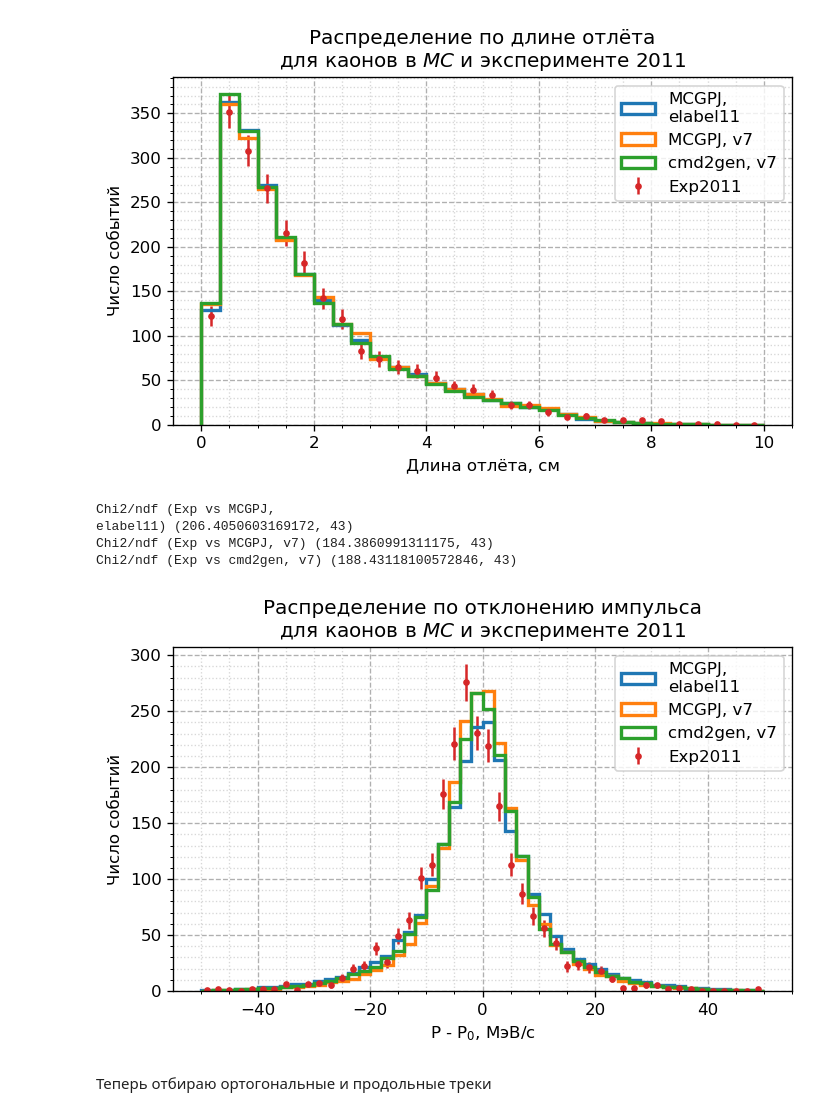
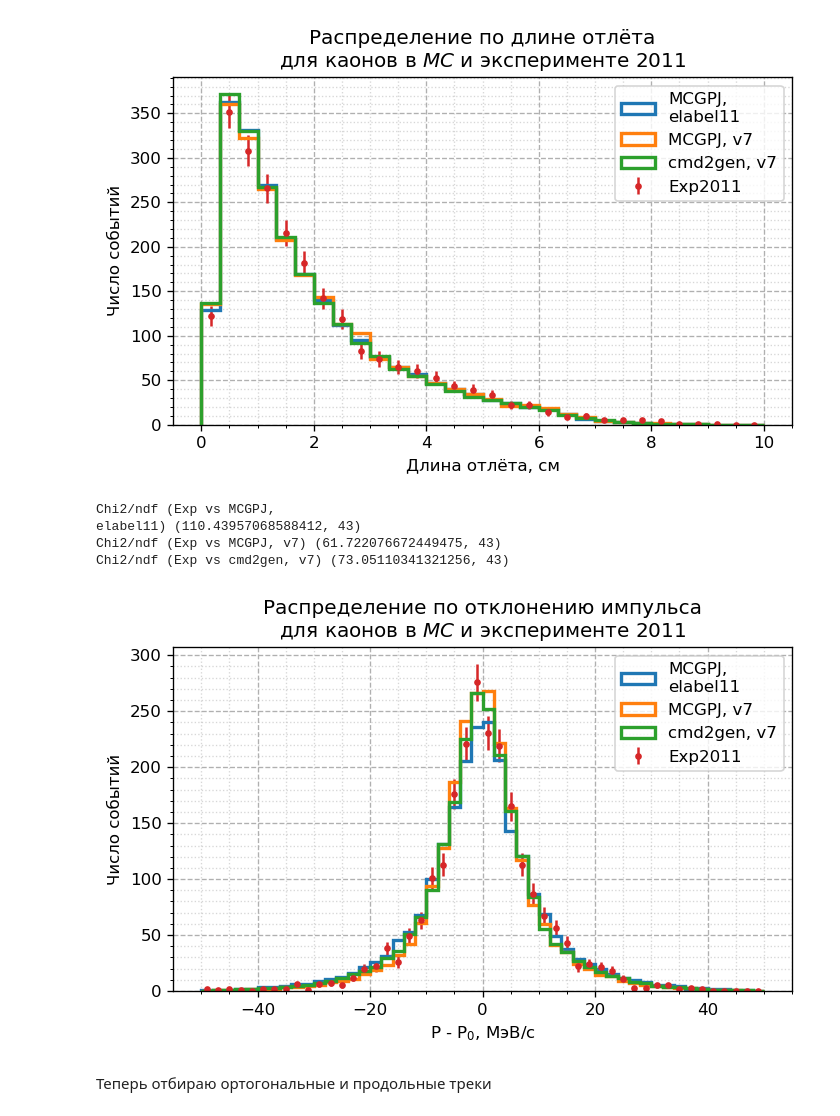
Before and after one commit to nikita-p/kskl20, a Jupyter notebook: notebooks/01. AnglesNote.ipynb, the cells around one changed output. Saved outputs shown, nothing was run; the diff lists cells and outputs as text; code cells hidden in the pictures.

```diff
--- a/notebooks/01. AnglesNote.ipynb
+++ b/notebooks/01. AnglesNote.ipynb
@@ -379,19 +379,20 @@ Chi2/ndf (Exp vs cmd2gen, v7) (20.96312242971803, 27)
 # %%
 bins, r = 50, (-50, 50)
 p0 = lambda x: np.sqrt(x.emeas**2 - 497.6**2)
 for df, lab in zip(dfMCs, labs):
     plt.hist(df.ksptot - p0(df), bins=bins, histtype='step', lw=2, label=lab,  weights=df.weight, range=r);
     print('Chi2/ndf', f'(Exp vs {lab})',
-      chi2_ndf(dfE11.ksptot - p0(dfE11), df.ksptot - p0(df), bins=bins, range=r, weights1=dfE11.weight, weights2=df.weight))
-hep_histo(dfE11.ksptot - p0(dfE11), bins=bins, label='Exp2011', range=r)
+      chi2_ndf(dfE11.ksptot - p0(dfE11), df.ksptot - p0(df), bins=bins, range=r, weights1=dfE11.weight, weights2=df.weight, roll_bins=1))
+hep_histo(dfE11.ksptot - p0(dfE11), bins=bins, label='Exp2011', range=r, roll_bins=1)
 my_style('Распределение по отклонению импульса\nдля каонов в $MC$ и эксперименте 2011',
          'P - P$_0$, МэВ/с', 'Число событий', gridstyle='--', legend=True)
+# plt.savefig('рис1.png')
 # %% [output]
 Chi2/ndf (Exp vs MCGPJ,
-elabel11) (206.4050603169172, 43)
-Chi2/ndf (Exp vs MCGPJ, v7) (184.3860991311175, 43)
-Chi2/ndf (Exp vs cmd2gen, v7) (188.43118100572846, 43)
+elabel11) (110.43957068588412, 43)
+Chi2/ndf (Exp vs MCGPJ, v7) (61.722076672449475, 43)
+Chi2/ndf (Exp vs cmd2gen, v7) (73.05110341321256, 43)
-[figure, old version]
+[figure, new version]
 # %% [markdown]
 Теперь отбираю ортогональные и продольные треки
 # %%
```
Also changed, not shown: 2 other files.
